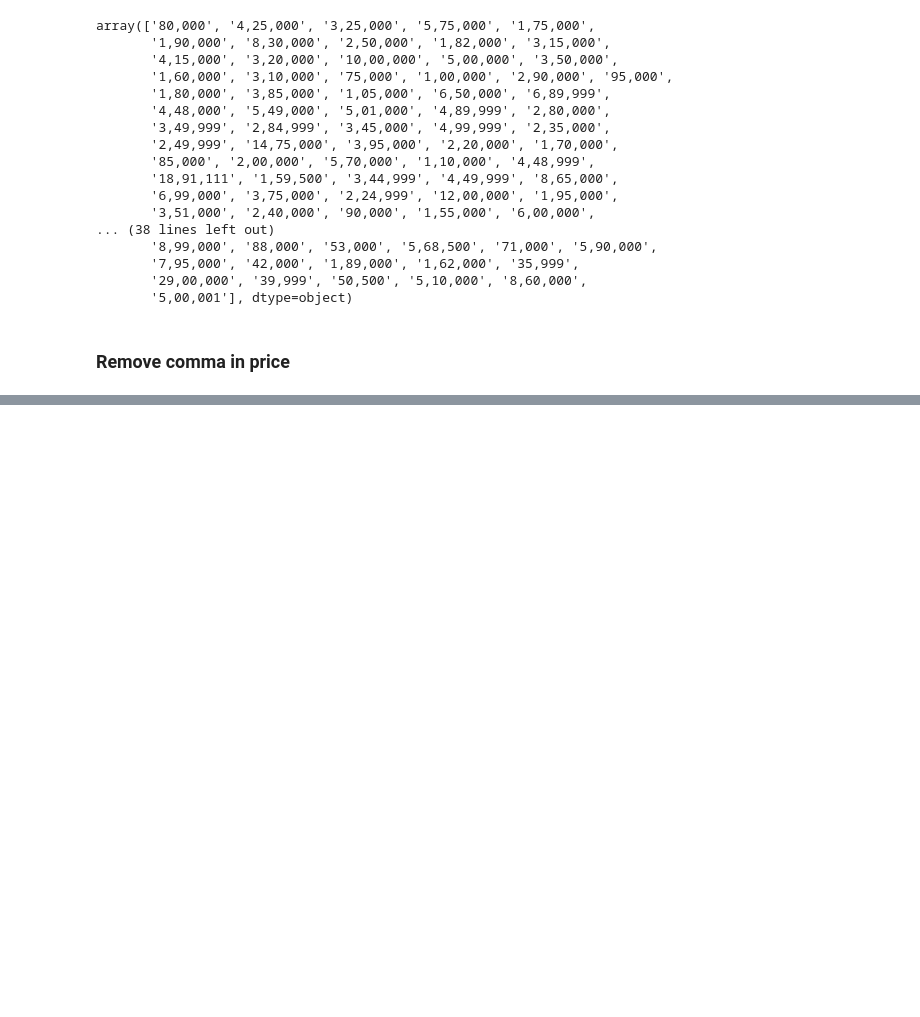
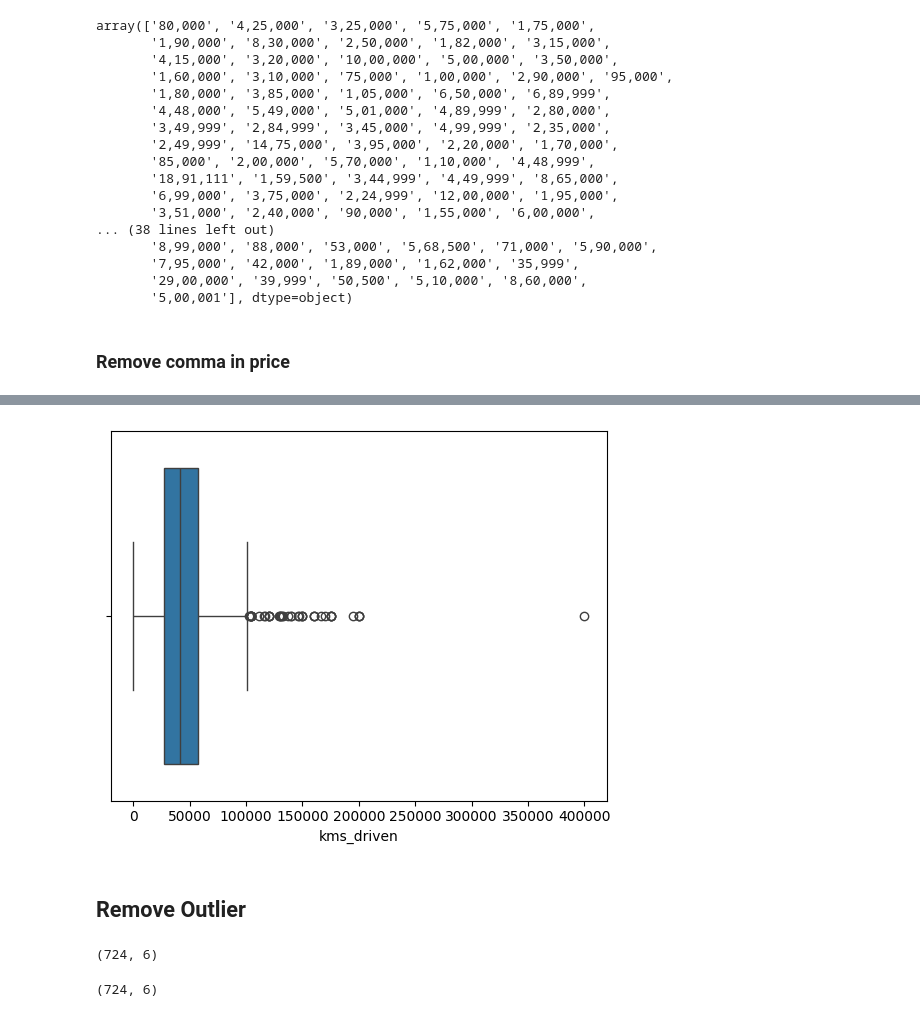
Before and after one commit to CodeWithKaushal/Car-Price-Predictor-Project-Linear-Regression, a Jupyter notebook: main.ipynb, the cells around one changed output, grey strips where cells are left out. Cells and saved outputs as stored; diff of their text form; code cells hidden in the pictures; blank space fills up the shorter version.

Commit message:
remove outlier

```diff
--- a/main.ipynb
+++ b/main.ipynb
@@ -176,0 +286,7 @@ Name: Price, Length: 817, dtype: object
+# %%
+sns.boxplot(x="kms_driven",data=car)
+plt.show()
+# %% [output]
+[figure, added]
+# %% [markdown]
+## Remove Outlier
@@ -176,0 +307,4 @@ Name: Price, Length: 817, dtype: object
+# %%
+car.shape
+# %% [output]
+(724, 6)
@@ -176,0 +313,4 @@ Name: Price, Length: 817, dtype: object
+# %%
+car.shape
+# %% [output]
+(724, 6)
```
Also changed, not shown: parts of 24 cells of this notebook.
